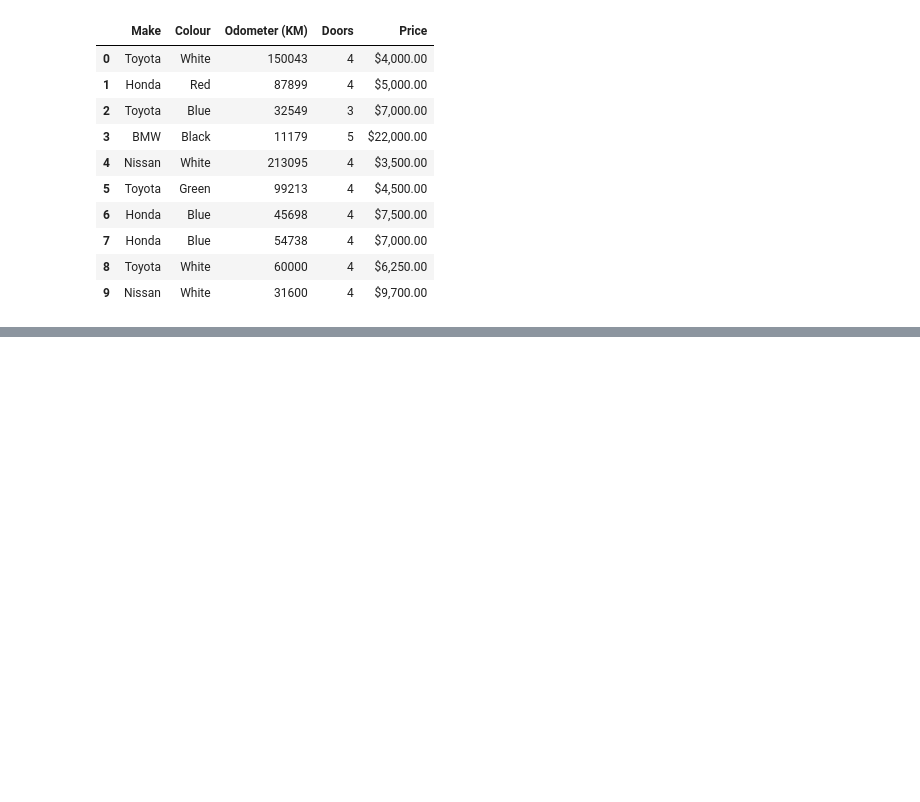
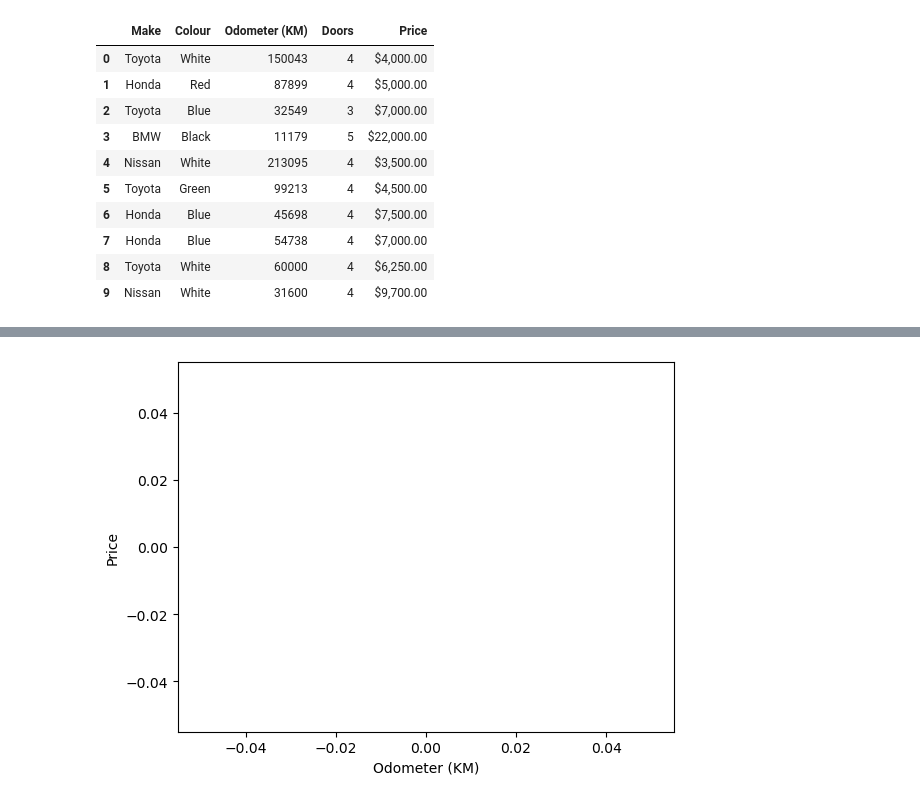
Before and after one commit to soumya0424/AI-ML, a Jupyter notebook: Matplotlib.ipynb, the cells around one changed output, grey strips where cells are left out. Saved outputs shown, nothing was run; the diff lists cells and outputs as text; code cells hidden in the pictures; blank space fills up the shorter version.

Commit message:
created a scatter plot but the code is unclear

```diff
--- a/Matplotlib.ipynb
+++ b/Matplotlib.ipynb
@@ -208,6 +185,0 @@ ts.plot();
-# %%
-# Reassign price column to int
-car_sales["Price"] = car_sales["Price"].astype(int)
-
-# Plot scatter plot with price column as numeric
-car_sales.plot(x="Odometer (KM)", y="Price", kind="scatter");
@@ -215,0 +208,12 @@ ValueError: invalid literal for int() with base 10: '$4,000.00'
+# %%
+# Reassign price column to int with errors='coerce'
+car_sales["Price"] = pd.to_numeric(car_sales["Price"], errors='coerce')
+
+# Drop rows with NaN values in the Price column, if necessary
+car_sales.dropna(subset=["Price"], inplace=True)
+
+# Plot scatter plot with price column as numeric
+car_sales.plot(x="Odometer (KM)", y="Price", kind="scatter");
+# this part is not clear
+# %% [output]
+[figure, added]
```
Also changed, not shown: parts of 5 cells of this notebook.
